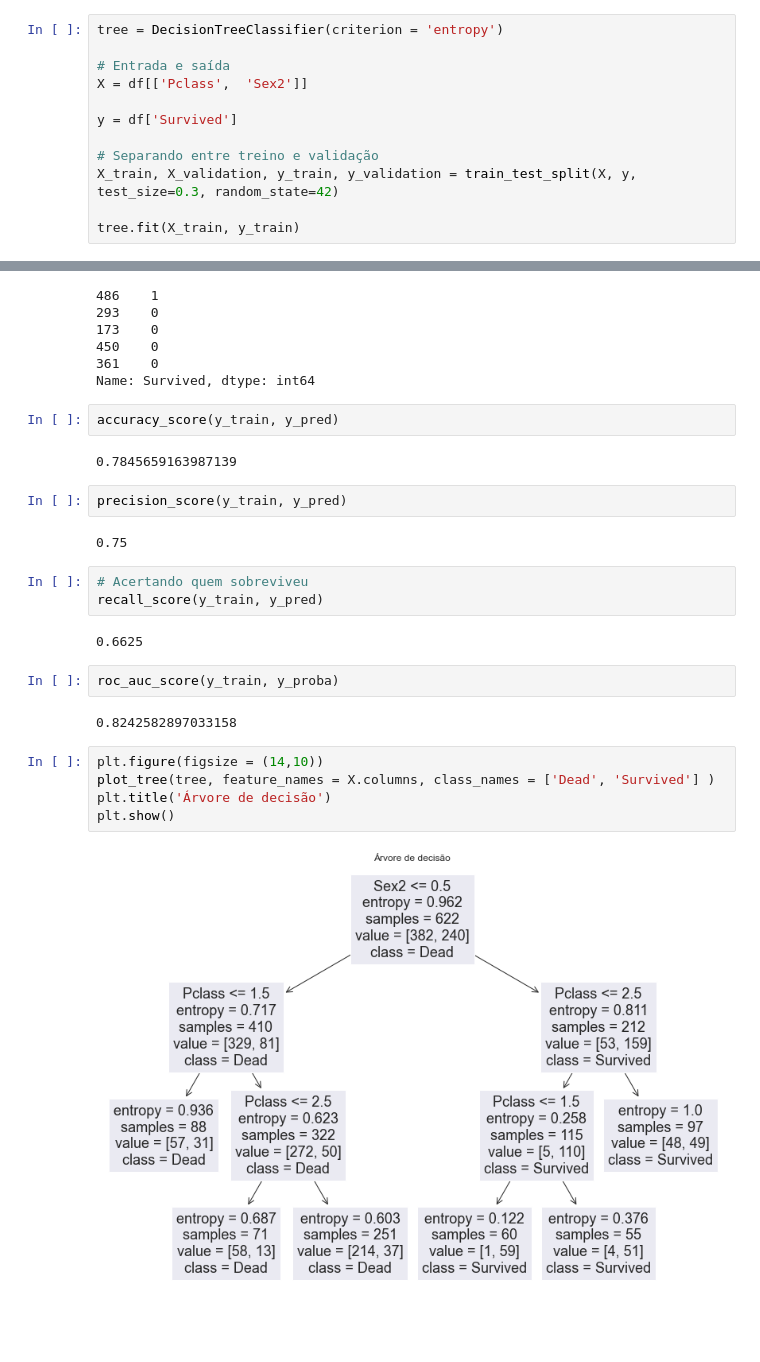
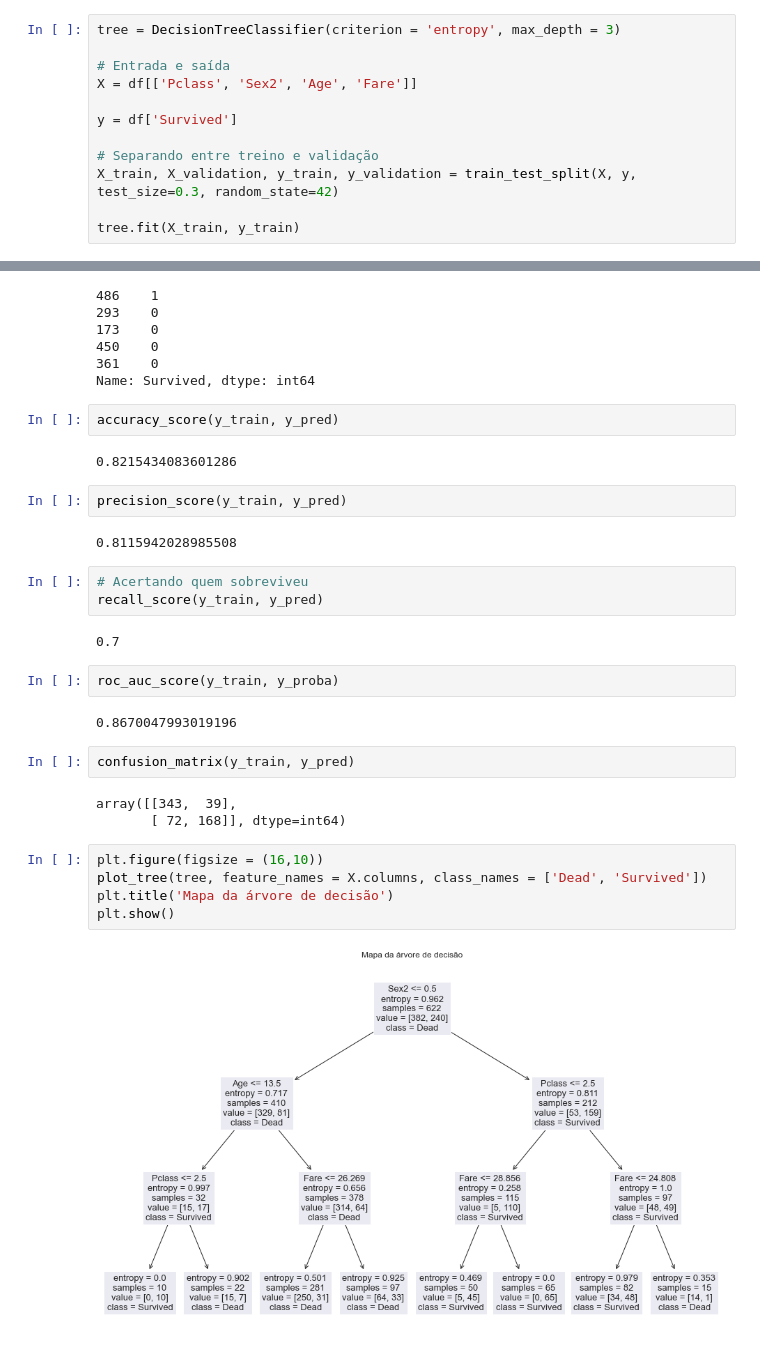
Before and after one commit to Alexandre-Leal/Projetos_iniciais, a Jupyter notebook: Titanic/Titanic.ipynb, the cells around one changed output, grey strips where cells are left out. Cells and saved outputs as stored; diff of their text form; blank space fills up the shorter version.

```diff
--- a/Titanic/Titanic.ipynb
+++ b/Titanic/Titanic.ipynb
@@ -448,10 +449,10 @@ gini
 # %% [markdown]
 ## Utilizando o modelo de árvore de decisão
 # %%
-tree = DecisionTreeClassifier(criterion = 'entropy')
+tree = DecisionTreeClassifier(criterion = 'entropy', max_depth = 3)
 
 # Entrada e saída
-X = df[['Pclass',  'Sex2']]
+X = df[['Pclass', 'Sex2', 'Age', 'Fare']]
 
 y = df['Survived']
 
@@ -480,24 +481,29 @@ Name: Survived, dtype: int64
 # %%
 accuracy_score(y_train, y_pred)
 # %% [output]
-0.7845659163987139
+0.8215434083601286
 # %%
 precision_score(y_train, y_pred)
 # %% [output]
-0.75
+0.8115942028985508
 # %%
 # Acertando quem sobreviveu
 recall_score(y_train, y_pred)
 # %% [output]
-0.6625
+0.7
 # %%
 roc_auc_score(y_train, y_proba)
 # %% [output]
-0.8242582897033158
+0.8670047993019196
+# %%
+confusion_matrix(y_train, y_pred)
+# %% [output]
+array([[343,  39],
+       [ 72, 168]], dtype=int64)
 # %%
-plt.figure(figsize = (14,10))
-plot_tree(tree, feature_names = X.columns, class_names = ['Dead', 'Survived'] )
-plt.title('Árvore de decisão')
+plt.figure(figsize = (16,10))
+plot_tree(tree, feature_names = X.columns, class_names = ['Dead', 'Survived'])
+plt.title('Mapa da árvore de decisão')
 plt.show()
 # %% [output]
-[figure, old version]
+[figure, new version]
```
Also changed, not shown: parts of 13 cells of this notebook.
